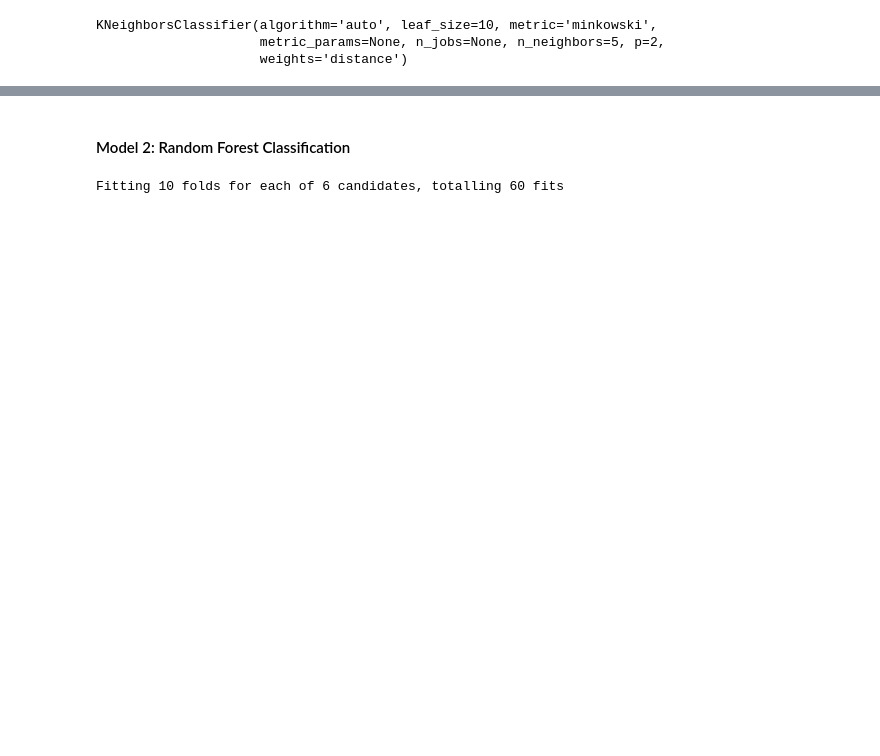
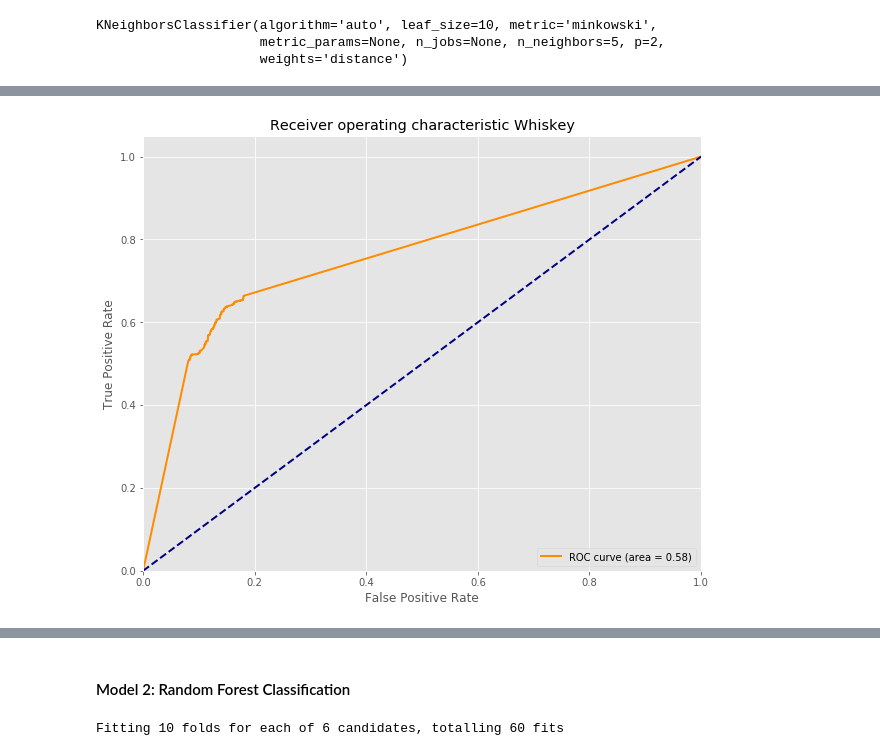
Before and after one commit to jjschueder/7331DataMiningNotebooks, a Jupyter notebook: lab2/Copy_of_Lab2_DC.ipynb, the cells around one changed output, grey strips where cells are left out. Cells and saved outputs as stored; diff of their text form; code cells hidden in the pictures; blank space fills up the shorter version.

```diff
--- a/lab2/Copy_of_Lab2_DC.ipynb
+++ b/lab2/Copy_of_Lab2_DC.ipynb
@@ -723,0 +760,17 @@ IndexError: ignored
+# %%
+from sklearn.preprocessing import label_binarize
+ybinary = label_binarize(ylist, classes=[1, 2, 3, 4, 5, 6, 7])
+n_classes = ybinary.shape[1]
+
+X_train3, X_test3, y_train3, y_test3 = train_test_split(X,ybinary, test_size=0.2) # 70% training and 30% test
+# %%
+%%time
+from sklearn.multiclass import OneVsRestClassifier
+from sklearn.model_selection import cross_val_predict
+# Learn to predict each class against the other
+classifier = OneVsRestClassifier(KNeighborsClassifier(algorithm='auto', leaf_size=10, metric='minkowski',
+                     metric_params=None, n_jobs=None, n_neighbors=5, p=2,
+                     weights='distance'))
+knnbinarymodel = classifier.fit(X_train3, y_train3)
+knnbinaryscore = knnbinarymodel.predict(X_test3)
+y_score = cross_val_predict(classifier, X, ybinary, cv=10 ,method='predict_proba')
@@ -723,0 +780,30 @@ IndexError: ignored
+# %%
+#X1_train, X1_test, y1_train, y1_test
+#y_score = classifier.fit(X_train3, y_train3).decision_function(X_test3)
+# Compute ROC curve and ROC area for each class
+fpr = dict()
+tpr = dict()
+roc_auc = dict()
+for i in range(n_classes):
+    fpr[i], tpr[i], _ = roc_curve(ybinary[:, i], y_score[:, i])
+    roc_auc[i] = auc(fpr[i], tpr[i])
+
+# Compute micro-average ROC curve and ROC area
+fpr["micro"], tpr["micro"], _ = roc_curve(ybinary.ravel(), y_score.ravel())
+roc_auc["micro"] = auc(fpr["micro"], tpr["micro"])
+#Plot of a ROC curve for a specific class
+
+plt.figure()
+lw = 2
+plt.plot(fpr[2], tpr[2], color='darkorange',
+         lw=lw, label='ROC curve (area = %0.2f)' % roc_auc[3])
+plt.plot([0, 1], [0, 1], color='navy', lw=lw, linestyle='--')
+plt.xlim([0.0, 1.0])
+plt.ylim([0.0, 1.05])
+plt.xlabel('False Positive Rate')
+plt.ylabel('True Positive Rate')
+plt.title('Receiver operating characteristic Whiskey')
+plt.legend(loc="lower right")
+plt.show()
+# %% [output]
+[figure, added]
```
Also changed, not shown: parts of 31 cells of this notebook.
